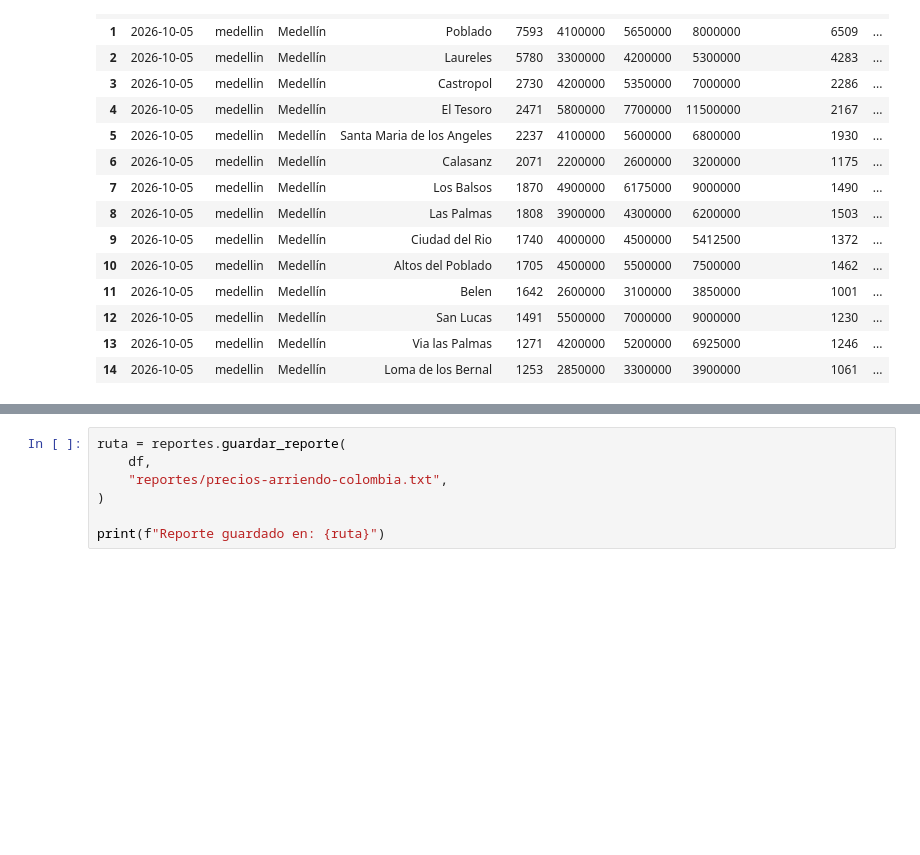
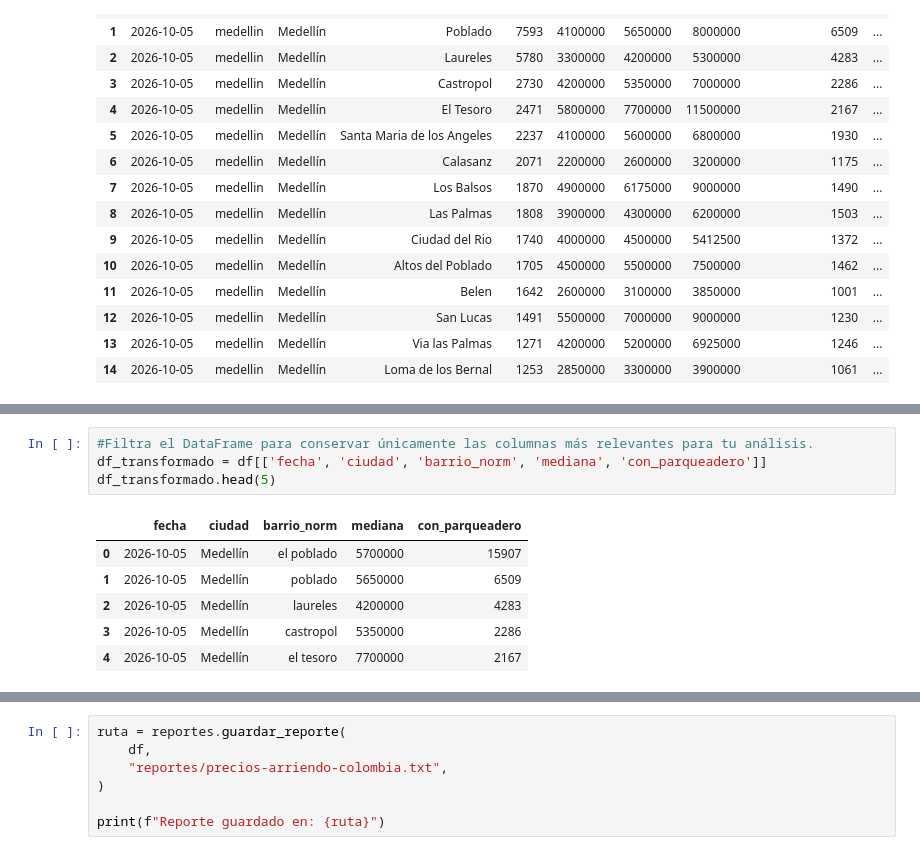
Before and after one commit to S-lopez14/ML_202604_Santiago_Lopez_F, a Jupyter notebook: src/sincronicas/Semana_1SINC.ipynb, the cells around one changed output, grey strips where cells are left out. Cells and saved outputs as stored; diff of their text form; blank space fills up the shorter version.

```diff
--- a/src/sincronicas/Semana_1SINC.ipynb
+++ b/src/sincronicas/Semana_1SINC.ipynb
@@ -62,0 +72,11 @@ df.head(15)
+# %%
+#Filtra el DataFrame para conservar únicamente las columnas más relevantes para tu análisis.
+df_transformado = df[['fecha', 'ciudad', 'barrio_norm', 'mediana', 'con_parqueadero']]
+df_transformado.head(5)
+# %% [output]
+|  | fecha | ciudad | barrio_norm | mediana | con_parqueadero |
+| 0 | 2026-10-05 | Medellín | el poblado | 5700000 | 15907 |
+| 1 | 2026-10-05 | Medellín | poblado | 5650000 | 6509 |
+| 2 | 2026-10-05 | Medellín | laureles | 4200000 | 4283 |
+| 3 | 2026-10-05 | Medellín | castropol | 5350000 | 2286 |
+| 4 | 2026-10-05 | Medellín | el tesoro | 7700000 | 2167 |
```
Also changed, not shown: parts of 4 cells of this notebook.
